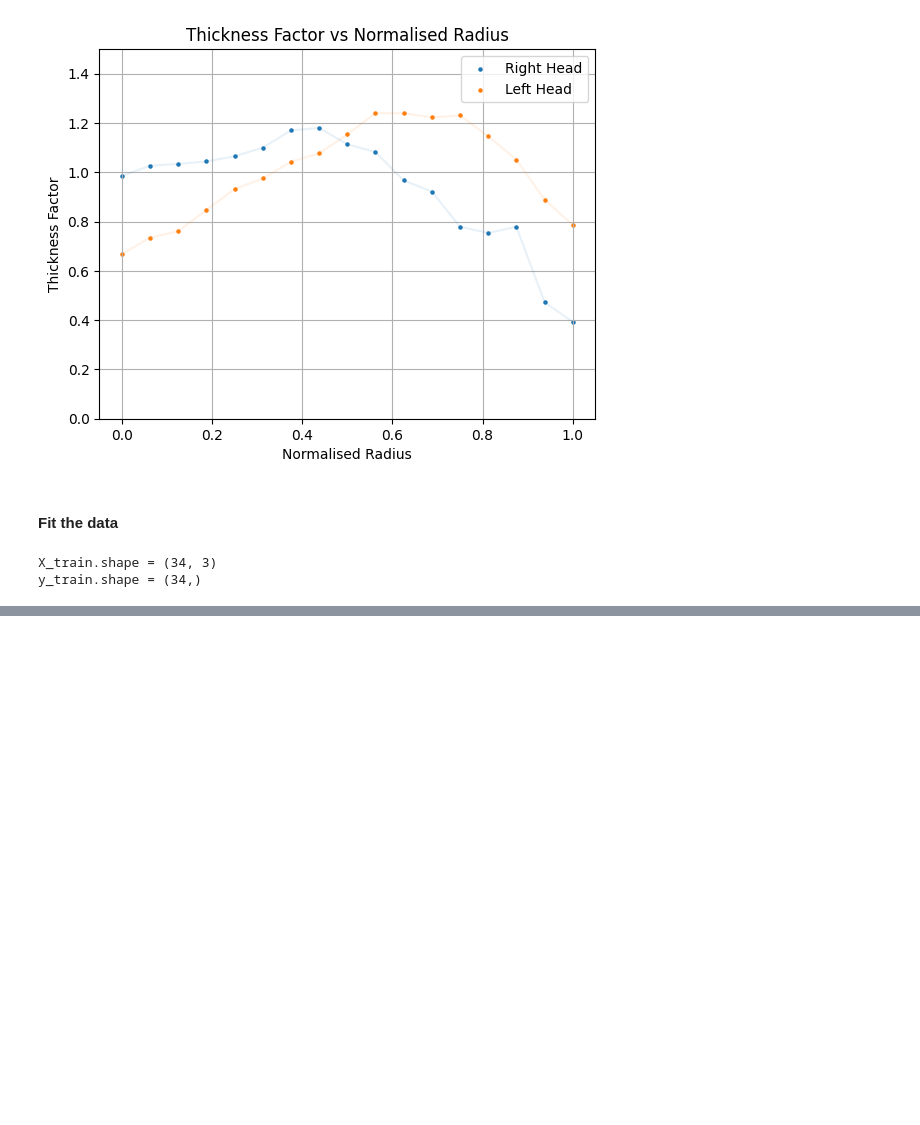
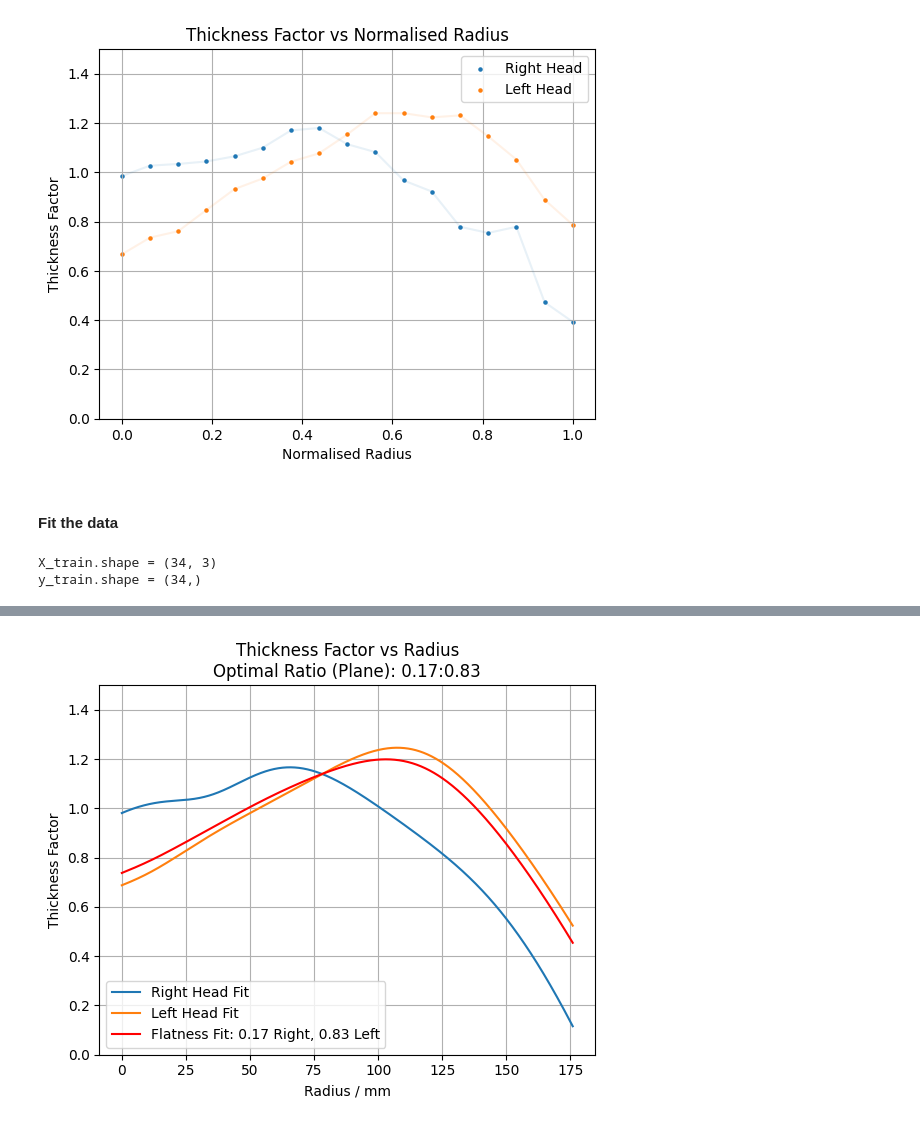
Before and after one commit to ryanlleung/CoatingAnalysis, a Jupyter notebook: plasma_tt.ipynb, the cells around one changed output, grey strips where cells are left out. Drawn from its saved outputs; the diff is of its cells as text; code cells hidden in the pictures; blank space fills up the shorter version.

```diff
--- a/plasma_tt.ipynb
+++ b/plasma_tt.ipynb
@@ -152,0 +365,31 @@ plt.show()
+# %%
+# Minimise flatness
+def objective(ratio):
+    tfs = ratio*tf1 + (1-ratio)*tf2
+    mse = np.mean((tfs - 1)**2)
+    return mse
+
+res = minimize(objective, 0.5, method='nelder-mead', options={'xatol': 1e-8, 'disp': True})
+r_optp = res.x[0]
+
+def get_tfs(r, ratio):
+    tfs = ratio*get_tf(r, pitch1, roll1) + (1-ratio)*get_tf(r, pitch2, roll2)
+    return np.squeeze(tfs)
+
+# Plot flatness
+radii_ = np.arange(0, 176, 0.1)
+tf1 = get_tf(radii_, pitch1, roll1)
+tf2 = get_tf(radii_, pitch2, roll2)
+tfs = get_tfs(radii_, r_optp)
+
+plt.plot(radii_, tf1, label='Right Head Fit')
+plt.plot(radii_, tf2, label='Left Head Fit')
+plt.plot(radii_, tfs, label=f'Flatness Fit: {res.x[0]:.2f} Right, {1-res.x[0]:.2f} Left', c='r')
+plt.xlabel('Radius / mm')
+plt.ylabel('Thickness Factor')
+plt.ylim(0, 1.5)
+plt.title(f'Thickness Factor vs Radius\nOptimal Ratio (Plane): {r_optp:.2f}:{1-r_optp:.2f}')
+plt.legend()
+plt.grid()
+plt.show()
+# %% [output]
@@ -152,0 +404 @@ plt.show()
+[figure, added]
```
Also changed, not shown: parts of 20 cells of this notebook, 3 other files.
